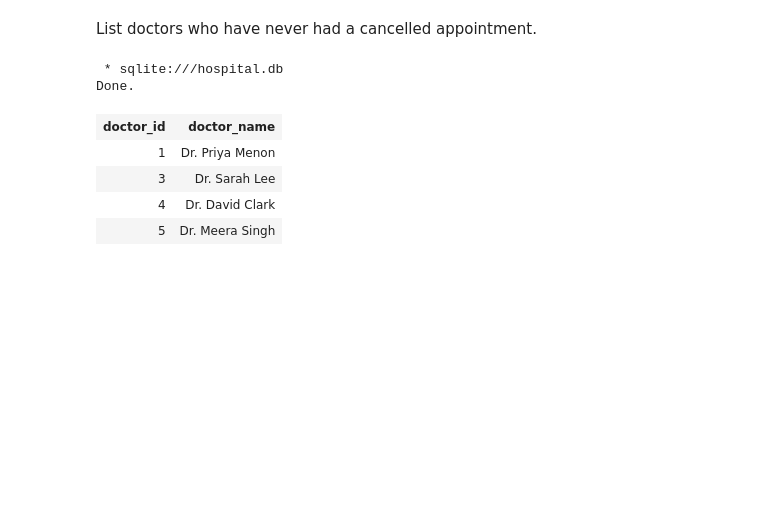
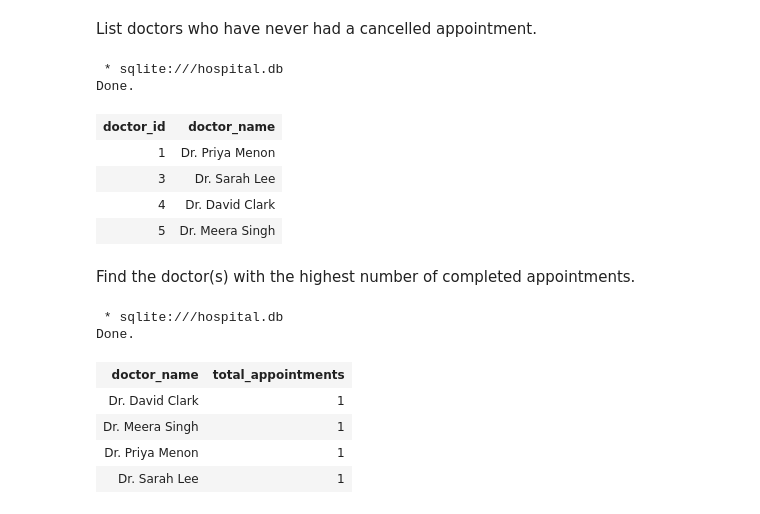
Before and after one commit to kebalkhadka/hospital-db, a Jupyter notebook: app.ipynb, the cells around one changed output. Cells and saved outputs as stored; diff of their text form; code cells hidden in the pictures; blank space fills up the shorter version.

```diff
--- a/app.ipynb
+++ b/app.ipynb
@@ -481,3 +481,24 @@ Done.
 | 3 | Dr. Sarah Lee |
 | 4 | Dr. David Clark |
 | 5 | Dr. Meera Singh |
+# %% [markdown]
+Find the doctor(s) with the highest number of completed appointments.
+# %%
+%%sql
+SELECT
+    d.full_name AS doctor_name,
+    COUNT(a.appointment_id) AS total_appointments
+FROM Doctors d
+LEFT JOIN Appointments a
+    ON d.doctor_id = a.doctor_id
+    AND a.status = 'Completed'
+GROUP BY d.doctor_id, d.full_name
+ORDER BY total_appointments DESC, d.full_name;
+# %% [output]
+ * sqlite:///hospital.db
+Done.
+| doctor_name | total_appointments |
+| Dr. David Clark | 1 |
+| Dr. Meera Singh | 1 |
+| Dr. Priya Menon | 1 |
+| Dr. Sarah Lee | 1 |
```
Also changed, not shown: 1 other file.
